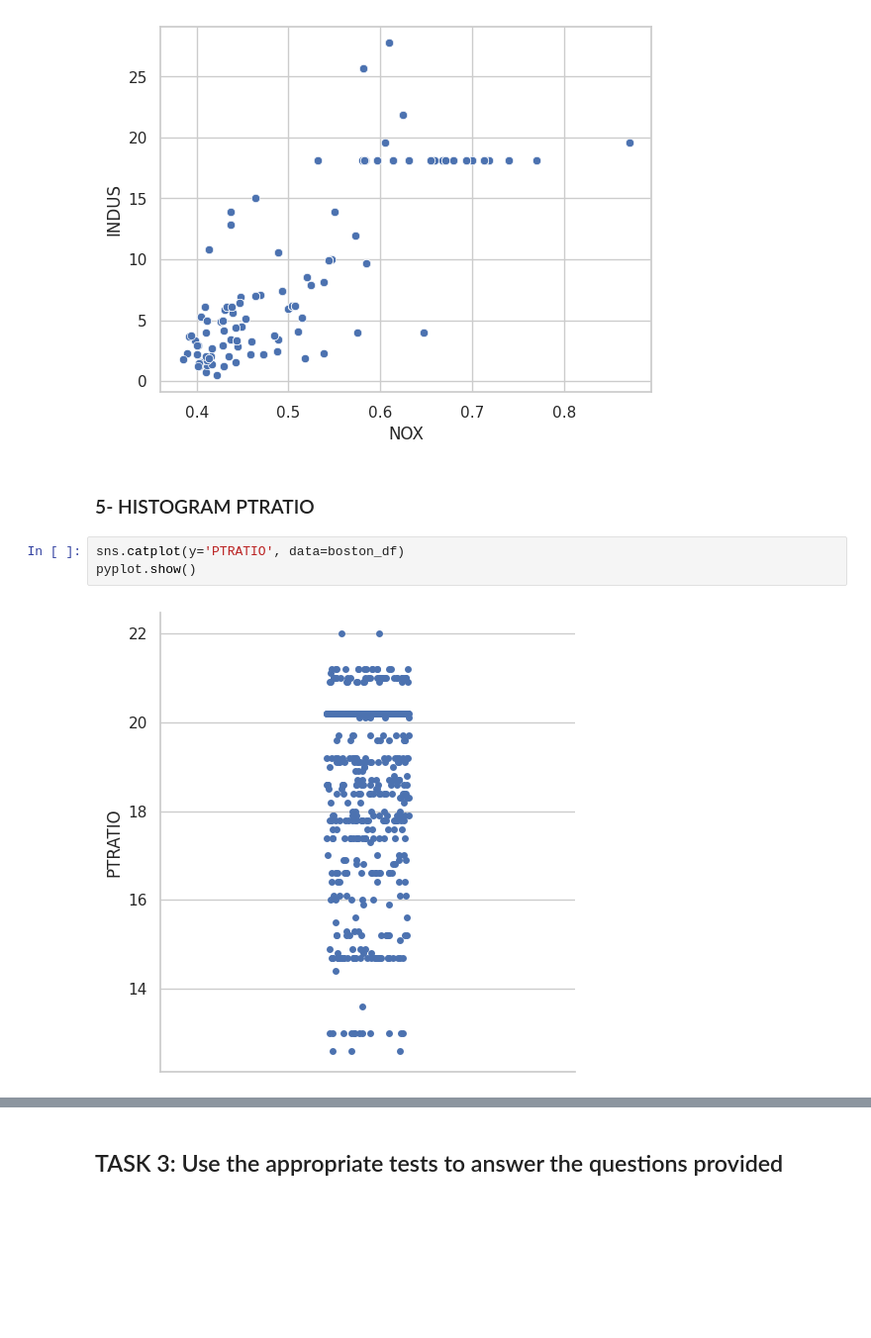
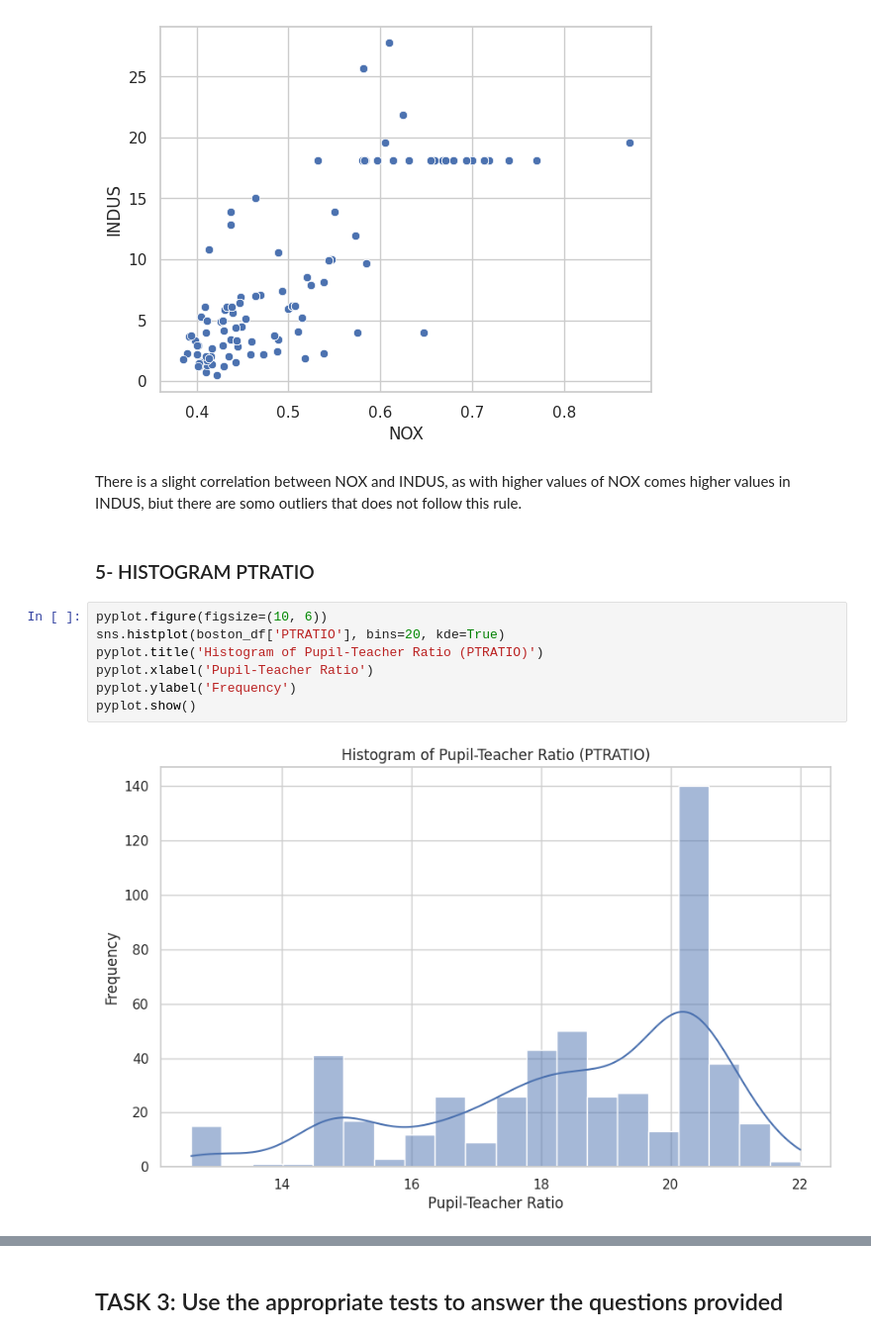
Before and after one commit to Cuberos/IBMAnalysisProject, a Jupyter notebook: Optional_Peer_Graded_Assignment.jupyterlite.ipynb, the cells around one changed output, grey strips where cells are left out. Shown at 99% size. Cells and saved outputs as stored; diff of their text form; blank space fills up the shorter version.

```diff
--- a/Optional_Peer_Graded_Assignment.jupyterlite.ipynb
+++ b/Optional_Peer_Graded_Assignment.jupyterlite.ipynb
@@ -83,10 +89,16 @@ ax = sns.scatterplot(x='NOX', y='INDUS', data=boston_df)
 pyplot.show()
 # %% [output]
 [figure]
+# %% [markdown]
+There is a slight correlation between NOX and INDUS, as with higher values of NOX comes higher values in INDUS, biut there are somo outliers that does not follow this rule.
 # %% [markdown]
 ### 5- HISTOGRAM PTRATIO
-# %%
-sns.catplot(y='PTRATIO', data=boston_df)
-pyplot.show()
-# %% [output]
-[figure, removed]
+# %%
+pyplot.figure(figsize=(10, 6))
+sns.histplot(boston_df['PTRATIO'], bins=20, kde=True)
+pyplot.title('Histogram of Pupil-Teacher Ratio (PTRATIO)')
+pyplot.xlabel('Pupil-Teacher Ratio')
+pyplot.ylabel('Frequency')
+pyplot.show()
+# %% [output]
+[figure, added]
```
Also changed, not shown: parts of 13 cells of this notebook.
